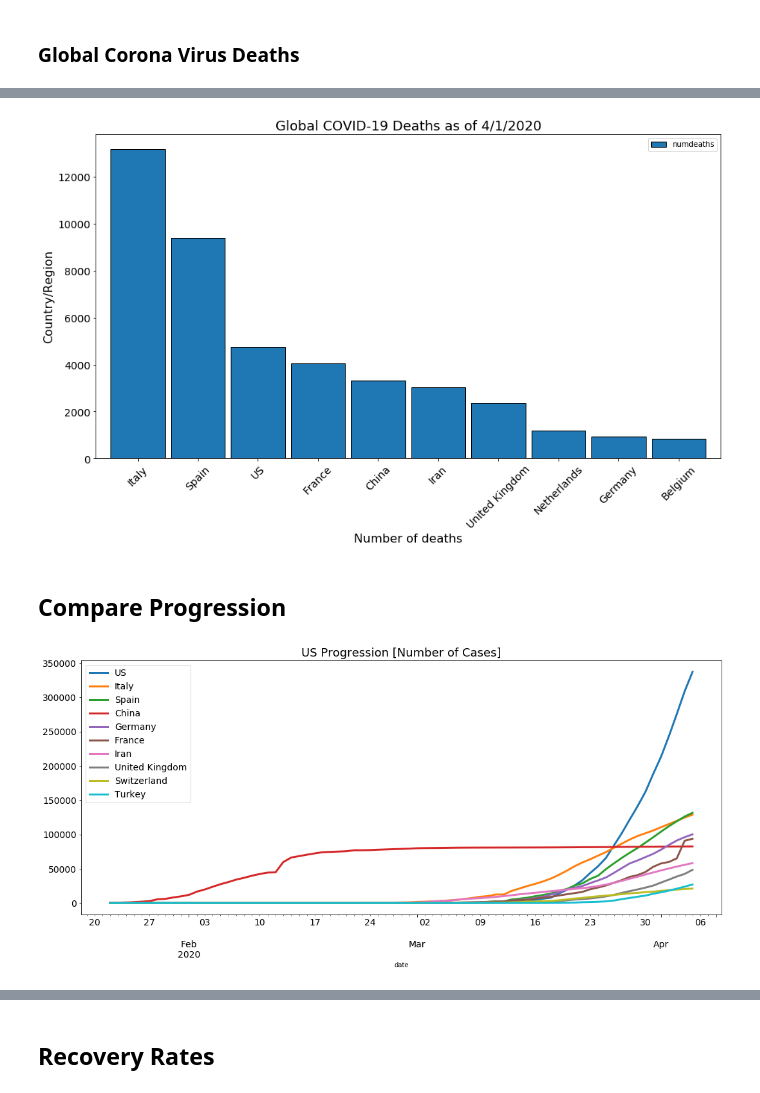
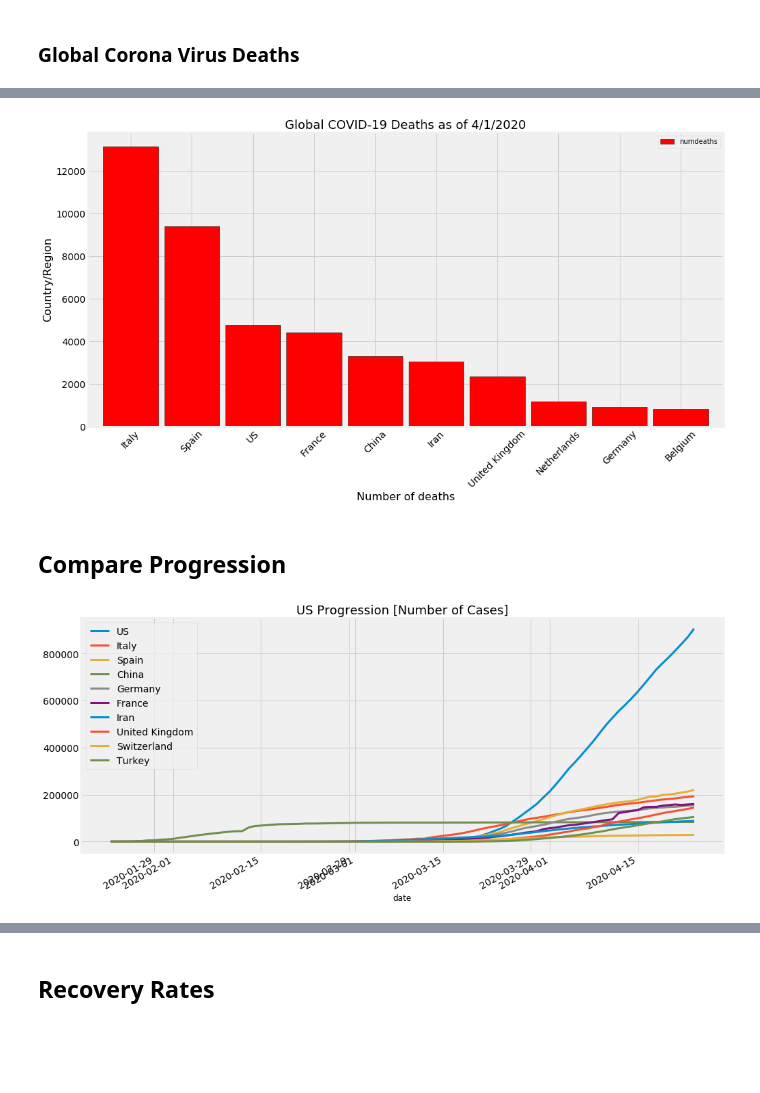
Before and after one commit to emichris/COVID-19-Visualization, a Jupyter notebook: chartsandgraphs/worksheet.ipynb, the cells around one changed output, grey strips where cells are left out. Cells and saved outputs as stored; diff of their text form; code cells hidden in the pictures; blank space fills up the shorter version.

```diff
--- a/chartsandgraphs/worksheet.ipynb
+++ b/chartsandgraphs/worksheet.ipynb
@@ -5,6 +5,7 @@ import numpy as np
 import matplotlib.pyplot as plt
 
 %matplotlib inline
+plt.style.use('fivethirtyeight')
 # %%
 # Export transformed data as CSV
 df = pd.read_csv("../transformed-data/transformed-global-confirmed-cases.csv")
@@ -45,6 +40,7 @@ plt.ylabel('Country/Region', fontsize=mid_font);
 # %%
 # Load data as CSV
 df2 = pd.read_csv("../transformed-data/transformed-global-covid19-deaths.csv")
+df2['date'] = pd.to_datetime(df2.date)
 df2.head()
 # %% [output]
 |  | Province/State | Country/Region | Lat | Long | date | numdeaths |
@@ -67,28 +52,28 @@ Number of countries in filtered dataset = {} 183
 # %%
-# View Top 10
+# Bar Chart Top 10 as of 4/1/2020
+df2_4_1 = df2[df2['date'].dt.date == pd.to_datetime('2020-04-01').date()]
+df2_4_1 = df2_4_1[['Country/Region', 'date', 'numdeaths']]
+
 global_cases_df2 = df2_4_1.groupby('Country/Region').sum()
 fig = global_cases_df2.nlargest(10, columns='numdeaths').sort_values(by='numdeaths', ascending=False).plot(kind='bar',
-                        fontsize = small_font, width=0.9, figsize=(15, 8), edgecolor='k', rot=45)
+                        fontsize = small_font, width=0.9, figsize=(15, 8), color='r', edgecolor='k', rot=45)
 
 plt.title('Global COVID-19 Deaths as of 4/1/2020', fontsize=big_font);
 plt.xlabel('Number of deaths', fontsize=mid_font);
 plt.ylabel('Country/Region', fontsize=mid_font);
 # %% [output]
-[figure, old version]
+[figure, new version]
 # %% [markdown]
 ## Compare Progression
 # %%
-# df['date'] = pd.to_datetime(df.date)
-
 # Compare top 10 countries projection
 top_10 = global_cases_df1.nlargest(10, columns='numcases').sort_values(by='numcases', ascending=False).index
 
 for country in top_10:
-    df[df['Country/Region']==country].groupby('date').sum().numcases.plot(figsize=(15,7), linewidth=3, fontsize=14, label=country)
-plt.tight_layout()
+    df[df['Country/Region']==country].groupby('date').sum().numcases.sort_values(axis=0).plot(figsize=(15,7), linewidth=3, fontsize=14, label=country)
 plt.title("US Progression [Number of Cases]", fontsize=18);
 plt.legend(fontsize=14);
 # %% [output]
-[figure, old version]
+[figure, new version]
 # %%
 # Compare top 10 countries projection
```
Also changed, not shown: parts of 15 cells of this notebook.
